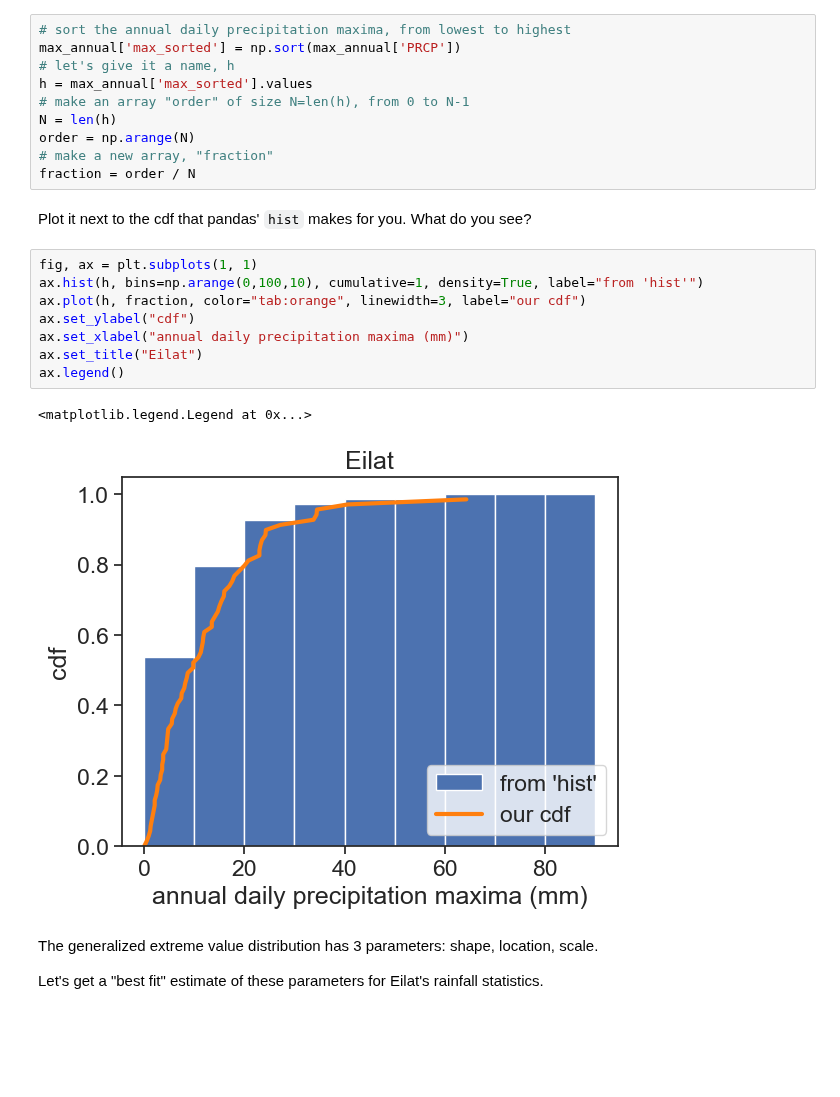
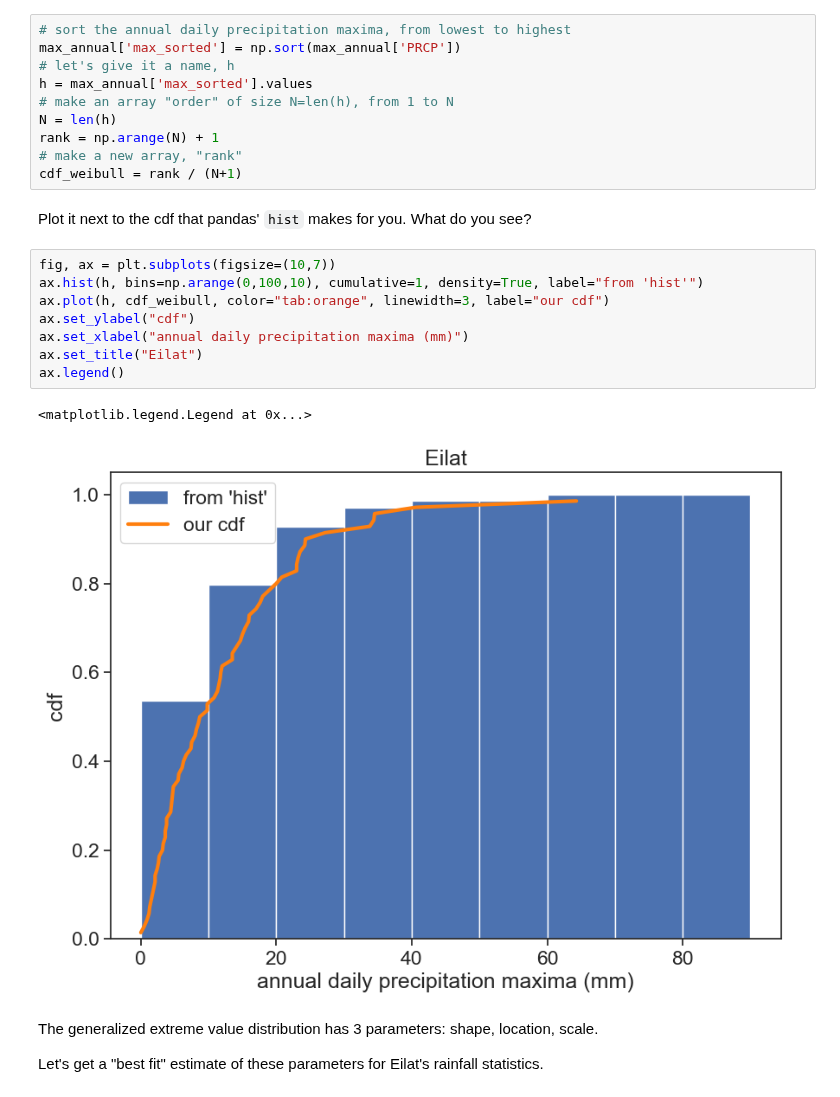
Before and after one commit to yairmau/surface-hydrology, a Jupyter notebook: precipitation/return-period-exercises.ipynb, the cells around one changed output. Drawn from its saved outputs; the diff is of its cells as text; blank space fills up the shorter version.

```diff
--- a/precipitation/return-period-exercises.ipynb
+++ b/precipitation/return-period-exercises.ipynb
@@ -181,24 +194,24 @@ How to make a cdf by yourself?
 max_annual['max_sorted'] = np.sort(max_annual['PRCP'])
 # let's give it a name, h
 h = max_annual['max_sorted'].values
-# make an array "order" of size N=len(h), from 0 to N-1
+# make an array "order" of size N=len(h), from 1 to N
 N = len(h)
-order = np.arange(N)
-# make a new array, "fraction"
-fraction = order / N
+rank = np.arange(N) + 1
+# make a new array, "rank"
+cdf_weibull = rank / (N+1)
 # %% [markdown]
 Plot it next to the cdf that pandas' `hist` makes for you. What do you see?
 # %%
-fig, ax = plt.subplots(1, 1)
+fig, ax = plt.subplots(figsize=(10,7))
 ax.hist(h, bins=np.arange(0,100,10), cumulative=1, density=True, label="from 'hist'")
-ax.plot(h, fraction, color="tab:orange", linewidth=3, label="our cdf")
+ax.plot(h, cdf_weibull, color="tab:orange", linewidth=3, label="our cdf")
 ax.set_ylabel("cdf")
 ax.set_xlabel("annual daily precipitation maxima (mm)")
 ax.set_title("Eilat")
 ax.legend()
 # %% [output]
 <matplotlib.legend.Legend at 0x...>
-[figure, old version]
+[figure, new version]
 # %% [markdown]
 The generalized extreme value distribution has 3 parameters: shape, location, scale.
 
```
Also changed, not shown: parts of 9 cells of this notebook, 34 other files.
